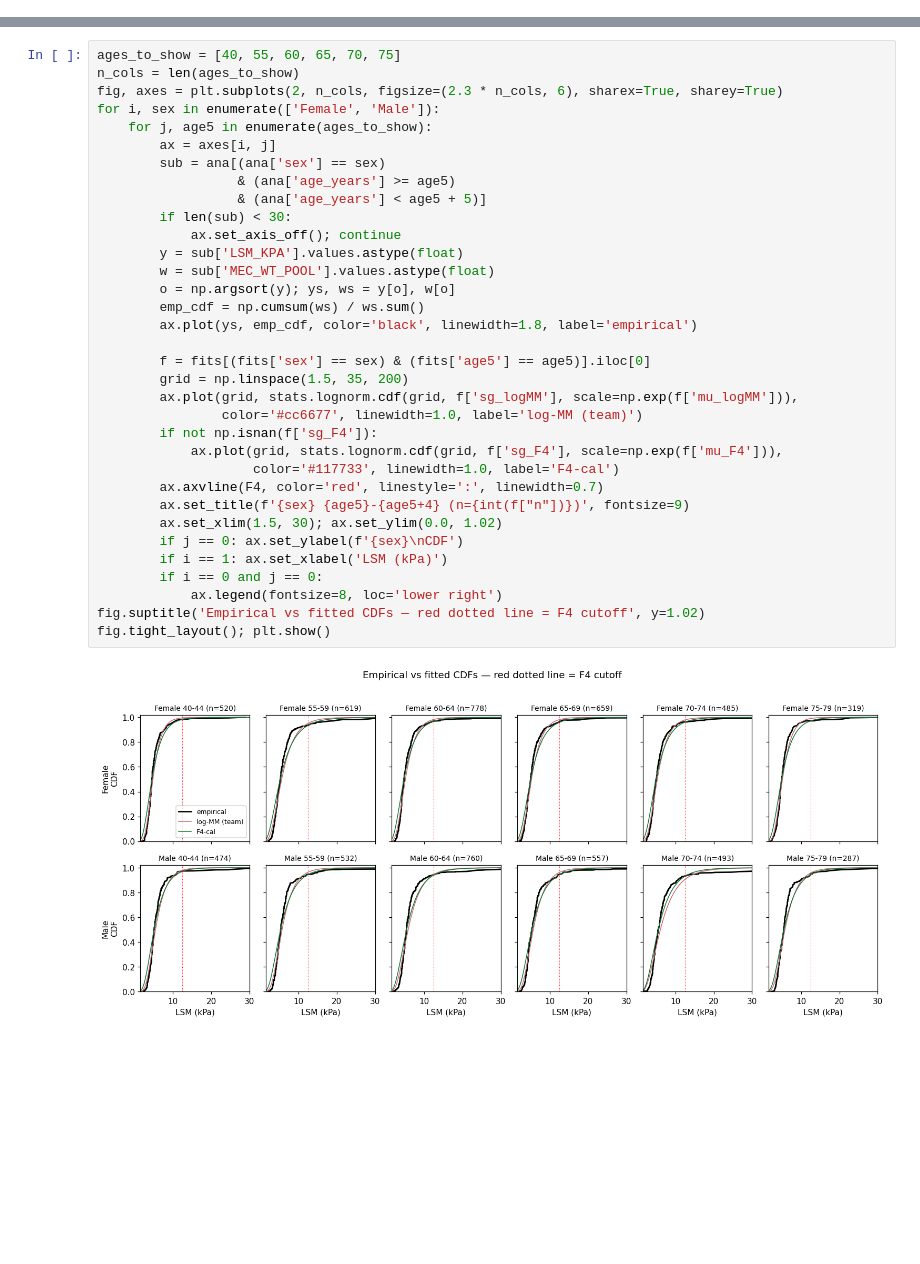
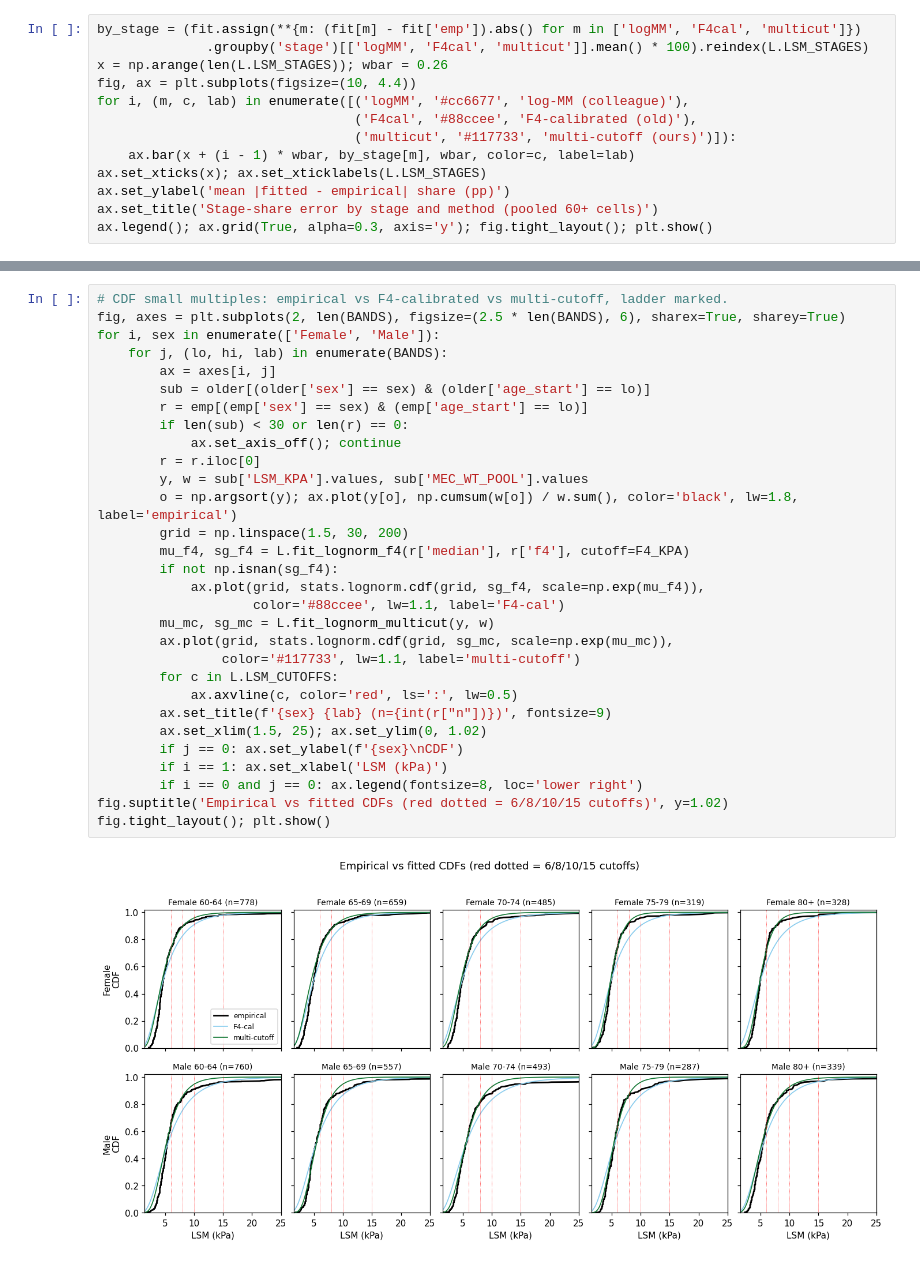
Before and after one commit to aflaxman/ai_assisted_us_health_data_analysis, a Jupyter notebook: nhanes_lsm_distribution/06_method_comparison.ipynb, the cells around one changed output, grey strips where cells are left out. Drawn from its saved outputs; the diff is of its cells as text; blank space fills up the shorter version.

```diff
--- a/nhanes_lsm_distribution/06_method_comparison.ipynb
+++ b/nhanes_lsm_distribution/06_method_comparison.ipynb
@@ -350,0 +162,13 @@ The plots above summarise; this is the per-cell picture. Empirical weighted CDF
+# %%
+by_stage = (fit.assign(**{m: (fit[m] - fit['emp']).abs() for m in ['logMM', 'F4cal', 'multicut']})
+              .groupby('stage')[['logMM', 'F4cal', 'multicut']].mean() * 100).reindex(L.LSM_STAGES)
+x = np.arange(len(L.LSM_STAGES)); wbar = 0.26
+fig, ax = plt.subplots(figsize=(10, 4.4))
+for i, (m, c, lab) in enumerate([('logMM', '#cc6677', 'log-MM (colleague)'),
+                                 ('F4cal', '#88ccee', 'F4-calibrated (old)'),
+                                 ('multicut', '#117733', 'multi-cutoff (ours)')]):
+    ax.bar(x + (i - 1) * wbar, by_stage[m], wbar, color=c, label=lab)
+ax.set_xticks(x); ax.set_xticklabels(L.LSM_STAGES)
+ax.set_ylabel('mean |fitted - empirical| share (pp)')
+ax.set_title('Stage-share error by stage and method (pooled 60+ cells)')
+ax.legend(); ax.grid(True, alpha=0.3, axis='y'); fig.tight_layout(); plt.show()
@@ -351,36 +177,32 @@ The plots above summarise; this is the per-cell picture. Empirical weighted CDF
 # %%
-ages_to_show = [40, 55, 60, 65, 70, 75]
-n_cols = len(ages_to_show)
-fig, axes = plt.subplots(2, n_cols, figsize=(2.3 * n_cols, 6), sharex=True, sharey=True)
+# CDF small multiples: empirical vs F4-calibrated vs multi-cutoff, ladder marked.
+fig, axes = plt.subplots(2, len(BANDS), figsize=(2.5 * len(BANDS), 6), sharex=True, sharey=True)
 for i, sex in enumerate(['Female', 'Male']):
-    for j, age5 in enumerate(ages_to_show):
+    for j, (lo, hi, lab) in enumerate(BANDS):
         ax = axes[i, j]
-        sub = ana[(ana['sex'] == sex)
-                  & (ana['age_years'] >= age5)
-                  & (ana['age_years'] < age5 + 5)]
-        if len(sub) < 30:
+        sub = older[(older['sex'] == sex) & (older['age_start'] == lo)]
+        r = emp[(emp['sex'] == sex) & (emp['age_start'] == lo)]
+        if len(sub) < 30 or len(r) == 0:
             ax.set_axis_off(); continue
-        y = sub['LSM_KPA'].values.astype(float)
-        w = sub['MEC_WT_POOL'].values.astype(float)
-        o = np.argsort(y); ys, ws = y[o], w[o]
-        emp_cdf = np.cumsum(ws) / ws.sum()
-        ax.plot(ys, emp_cdf, color='black', linewidth=1.8, label='empirical')
-
-        f = fits[(fits['sex'] == sex) & (fits['age5'] == age5)].iloc[0]
-        grid = np.linspace(1.5, 35, 200)
-        ax.plot(grid, stats.lognorm.cdf(grid, f['sg_logMM'], scale=np.exp(f['mu_logMM'])),
-                color='#cc6677', linewidth=1.0, label='log-MM (team)')
-        if not np.isnan(f['sg_F4']):
-            ax.plot(grid, stats.lognorm.cdf(grid, f['sg_F4'], scale=np.exp(f['mu_F4'])),
-                    color='#117733', linewidth=1.0, label='F4-cal')
-        ax.axvline(F4, color='red', linestyle=':', linewidth=0.7)
-        ax.set_title(f'{sex} {age5}-{age5+4} (n={int(f["n"])})', fontsize=9)
-        ax.set_xlim(1.5, 30); ax.set_ylim(0.0, 1.02)
+        r = r.iloc[0]
+        y, w = sub['LSM_KPA'].values, sub['MEC_WT_POOL'].values
+        o = np.argsort(y); ax.plot(y[o], np.cumsum(w[o]) / w.sum(), color='black', lw=1.8, label='empirical')
+        grid = np.linspace(1.5, 30, 200)
+        mu_f4, sg_f4 = L.fit_lognorm_f4(r['median'], r['f4'], cutoff=F4_KPA)
+        if not np.isnan(sg_f4):
+            ax.plot(grid, stats.lognorm.cdf(grid, sg_f4, scale=np.exp(mu_f4)),
+                    color='#88ccee', lw=1.1, label='F4-cal')
+        mu_mc, sg_mc = L.fit_lognorm_multicut(y, w)
+        ax.plot(grid, stats.lognorm.cdf(grid, sg_mc, scale=np.exp(mu_mc)),
+                color='#117733', lw=1.1, label='multi-cutoff')
+        for c in L.LSM_CUTOFFS:
+            ax.axvline(c, color='red', ls=':', lw=0.5)
+        ax.set_title(f'{sex} {lab} (n={int(r["n"])})', fontsize=9)
+        ax.set_xlim(1.5, 25); ax.set_ylim(0, 1.02)
         if j == 0: ax.set_ylabel(f'{sex}\nCDF')
         if i == 1: ax.set_xlabel('LSM (kPa)')
-        if i == 0 and j == 0:
-            ax.legend(fontsize=8, loc='lower right')
-fig.suptitle('Empirical vs fitted CDFs — red dotted line = F4 cutoff', y=1.02)
+        if i == 0 and j == 0: ax.legend(fontsize=8, loc='lower right')
+fig.suptitle('Empirical vs fitted CDFs (red dotted = 6/8/10/15 cutoffs)', y=1.02)
 fig.tight_layout(); plt.show()
 # %% [output]
-[figure, old version]
+[figure, new version]
```
Also changed, not shown: parts of 27 cells of this notebook, 26 other files.
